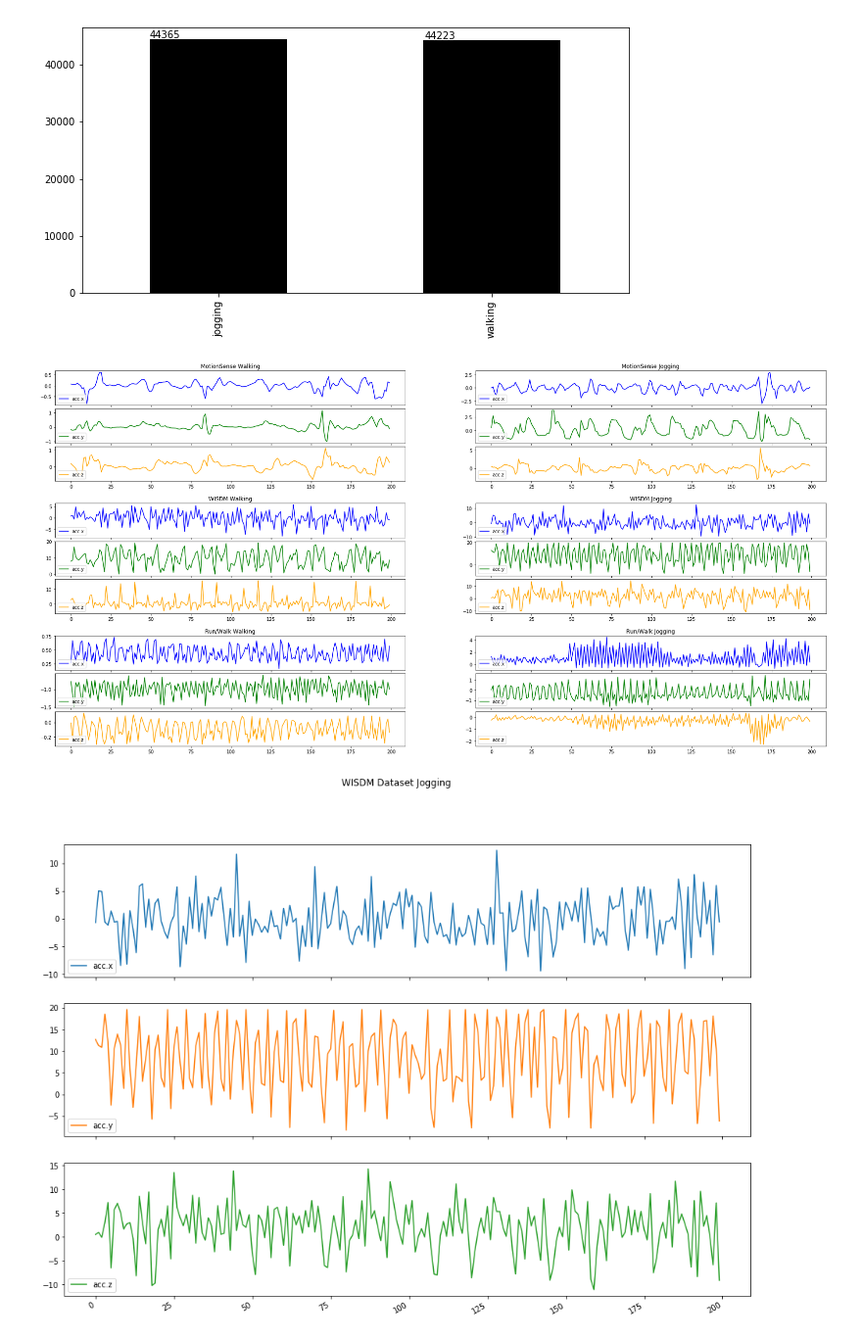
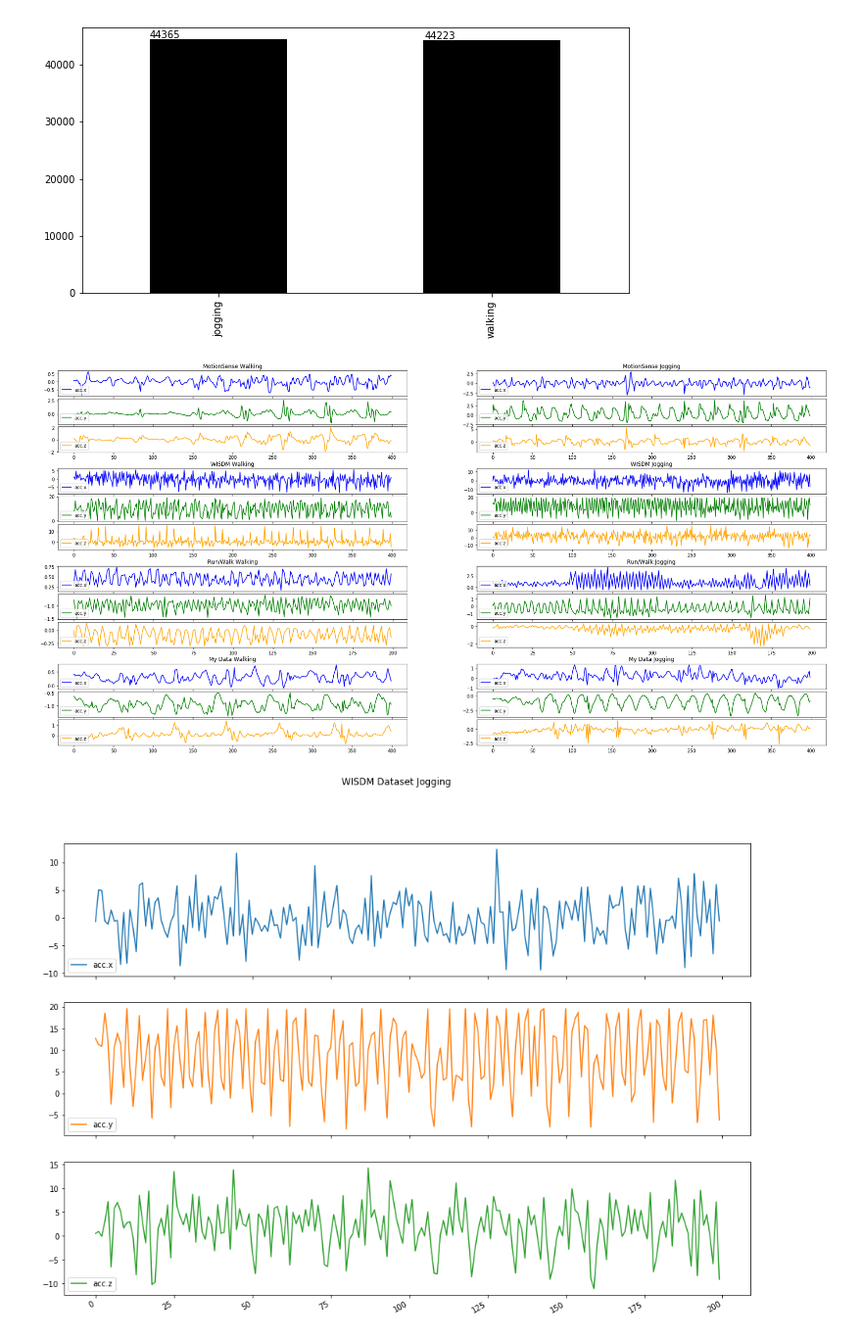
Before and after one commit to mariozusag/ios_human_activity_recognition, a Jupyter notebook: src/iOS-Human-Activity-Recognition.ipynb, the cells around one changed output. Shown at 98% size. Saved outputs shown, nothing was run; the diff lists cells and outputs as text; code cells hidden in the pictures.

```diff
--- a/src/iOS-Human-Activity-Recognition.ipynb
+++ b/src/iOS-Human-Activity-Recognition.ipynb
@@ -9,6 +10,7 @@ import matplotlib.gridspec as gridspec
 WISDM_LAB_DATA = '../data/wisdm_lab/WISDM_ar_v1.1_raw.txt'
 MOTION_SENSE_DATA = '../data/motion_sense'
 RUN_WALK_DATA = '../data/run_walk/dataset.csv'
+REAL_DATA = '../data/my_iphone_data/'
 # %% [markdown]
 ## _Load the data_
 # %% [markdown]
@@ -29,5 +36,7 @@ RUN/WALK Data:
 # %%
 data_loader = DataLoader()
+# %%
+real_data_df = data_loader.load_real_data(REAL_DATA)
 # %%
 wisdm_df = data_loader.load_wisdm_data_as_df(WISDM_LAB_DATA)
 # %% [output]
@@ -102,7 +111,7 @@ cols = ["walking", "jogging"]
 motionsense_df = motionsense_df[(motionsense_df["label"]=="walking") | (motionsense_df["label"]=="jogging")]
 wisdm_df = wisdm_df[(wisdm_df["label"]== "walking") | (wisdm_df["label"]=="jogging") ]
 # %%
-def get_activity(df, label, n_samples=200):
+def get_activity(df, label, n_samples=400):
     return df[df["label"] == label][:n_samples]
 # %%
 motionsense_walking = get_activity(motionsense_df, "walking")
@@ -111,30 +120,33 @@ motionsense_jogging = get_activity(motionsense_df, "jogging")
 wisdm_walking = get_activity(wisdm_df, "walking")
 wisdm_jogging = get_activity(wisdm_df, "jogging")
 
-run_walk_walking = get_activity(run_walk_df, "walking")
-run_walk_jogging = get_activity(run_walk_df, "jogging")
+run_walk_walking = get_activity(run_walk_df, "walking", n_samples=200)
+run_walk_jogging = get_activity(run_walk_df, "jogging", n_samples=200)
+
+real_data_walking = get_activity(real_data_df, "walking")
+real_data_jogging = get_activity(real_data_df, "jogging")
 # %%
 fig = plt.figure(figsize=(30, 15))
 
-outer = gridspec.GridSpec(3, 2, wspace=0.2, hspace=0.2)
+outer = gridspec.GridSpec(4, 2, wspace=0.2, hspace=0.2)
 accelerations = ["acc.x", "acc.y", "acc.z"]
 colors = ['blue', 'green', 'orange']
-data = [motionsense_walking, motionsense_jogging, wisdm_walking, wisdm_jogging, run_walk_walking, run_walk_jogging]
-titles = ["MotionSense Walking", "MotionSense Jogging", "WISDM Walking", "WISDM Jogging", "Run/Walk Walking", "Run/Walk Jogging"]
-for i in range(6):
+data = [motionsense_walking, motionsense_jogging, wisdm_walking, wisdm_jogging, run_walk_walking, run_walk_jogging, real_data_walking, real_data_jogging]
+titles = ["MotionSense Walking", "MotionSense Jogging", "WISDM Walking", "WISDM Jogging", "Run/Walk Walking", "Run/Walk Jogging", "My Data Walking", "My Data Jogging"]
+for i in range(8):
     inner = gridspec.GridSpecFromSubplotSpec(3, 1, subplot_spec=outer[i], wspace=0.1, hspace=0.1)
     for j in range(3):
         ax = plt.Subplot(fig, inner[j])
         if j == 0:
             ax.set_title(titles[i])
         ax.plot(range(len(data[i])), data[i][accelerations[j]].values, c=colors[j], label=accelerations[j])
         ax.legend(loc='lower left')
         fig.add_subplot(ax)
 
 fig.show()
 plt.savefig("../docs/resources/n_samples_plot.pdf")
 # %% [output]
-[figure, old version]
+[figure, new version]
 # %%
 def plot_n_ms(label, df, title, hertz=50, milliseconds=10000):
     every_n_ms = 1000.0/hertz
```
Also changed, not shown: parts of 17 cells of this notebook, 6 other files.
